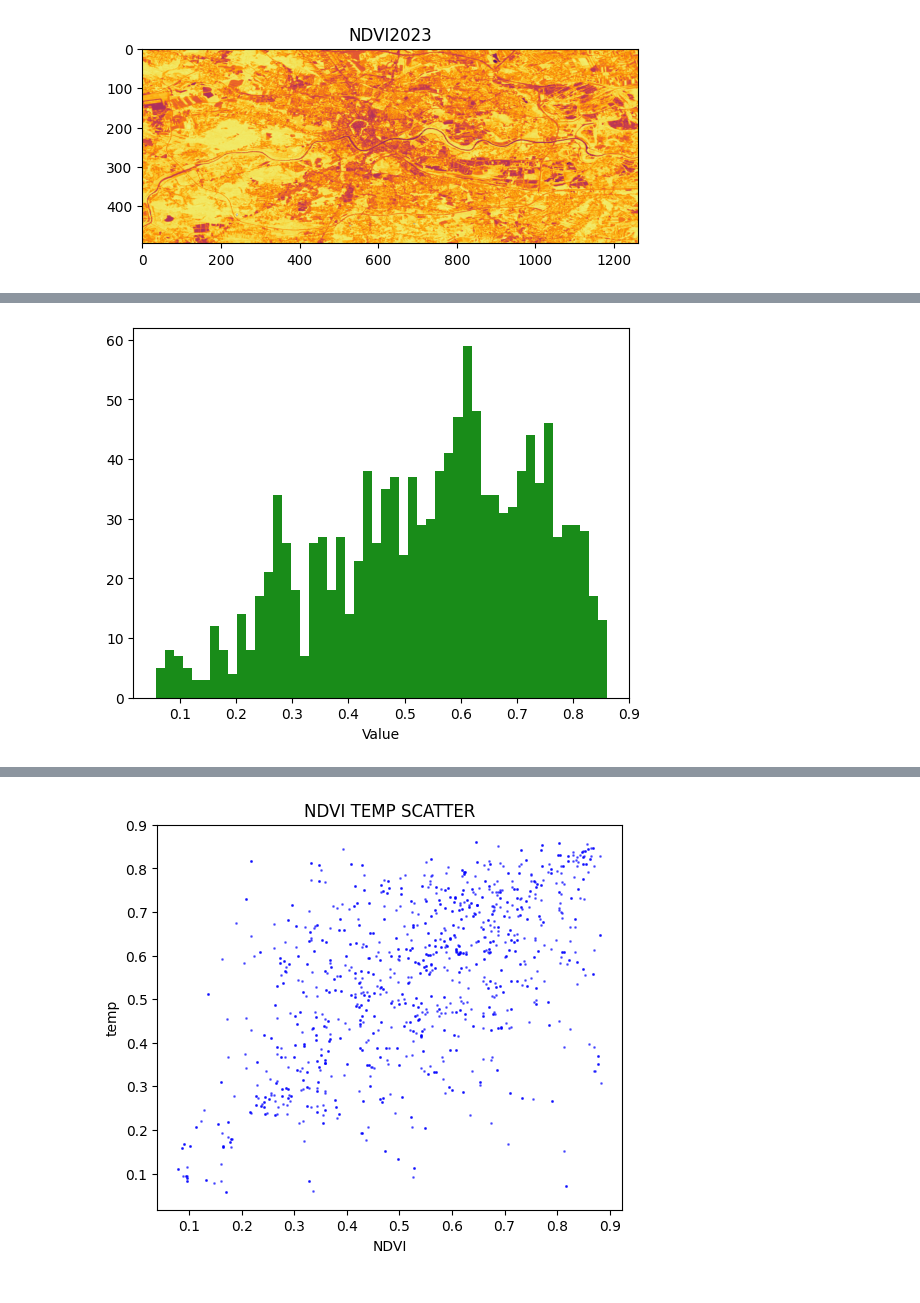
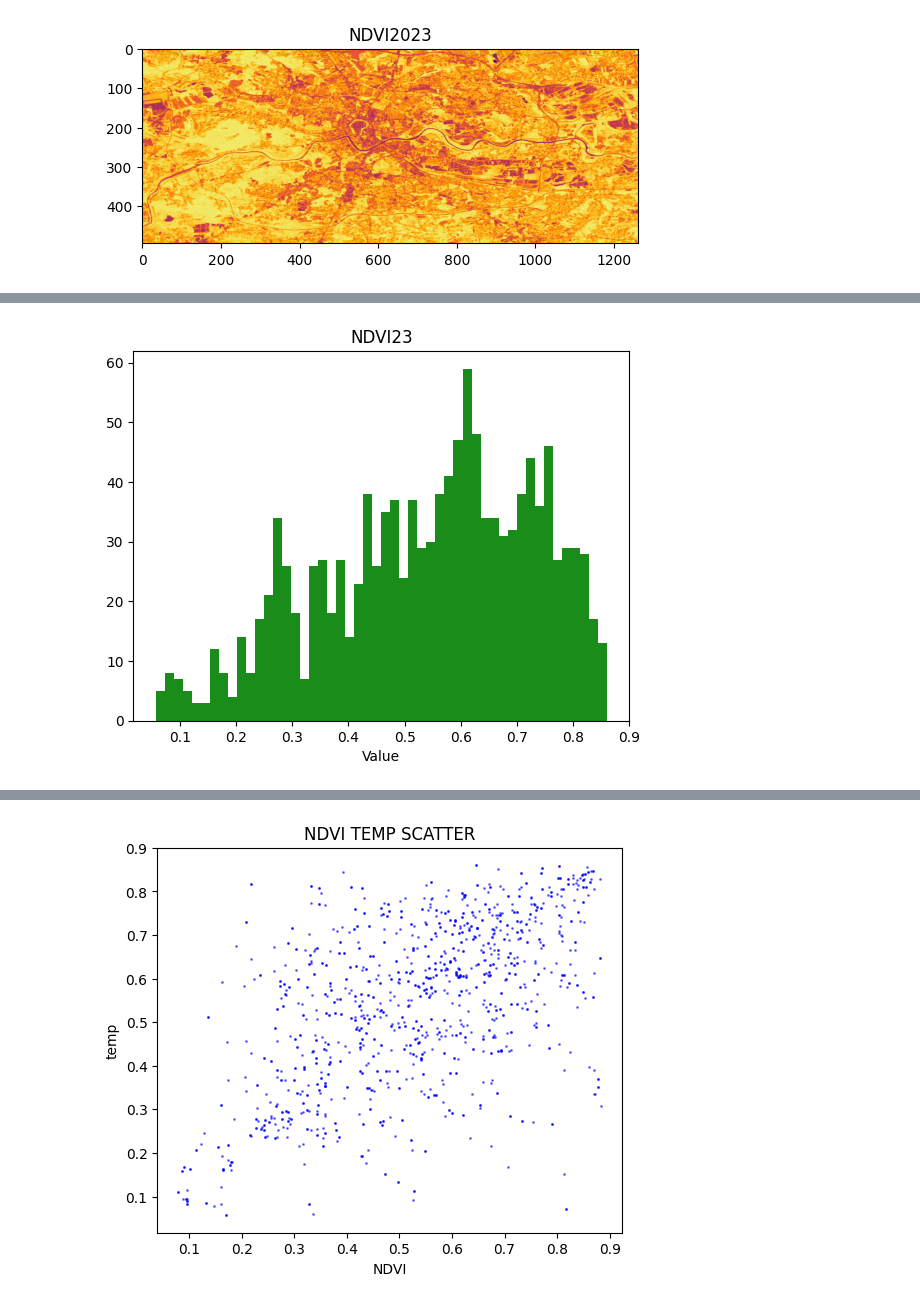
Before and after one commit to MilyM/exam25_rsgis, a Jupyter notebook: Milosz_Cygan/task1.ipynb, the cells around one changed output, grey strips where cells are left out. Drawn from its saved outputs; the diff is of its cells as text; code cells hidden in the pictures.

```diff
--- a/Milosz_Cygan/task1.ipynb
+++ b/Milosz_Cygan/task1.ipynb
@@ -55,4 +59,4 @@ histogram(img[0])
 # %%
-histogram(img[2])
+histogram(img[2], "NDVI23")
 # %% [output]
-[figure, old version]
+[figure, new version]
```
Also changed, not shown: parts of 6 cells of this notebook, 2 other files.
